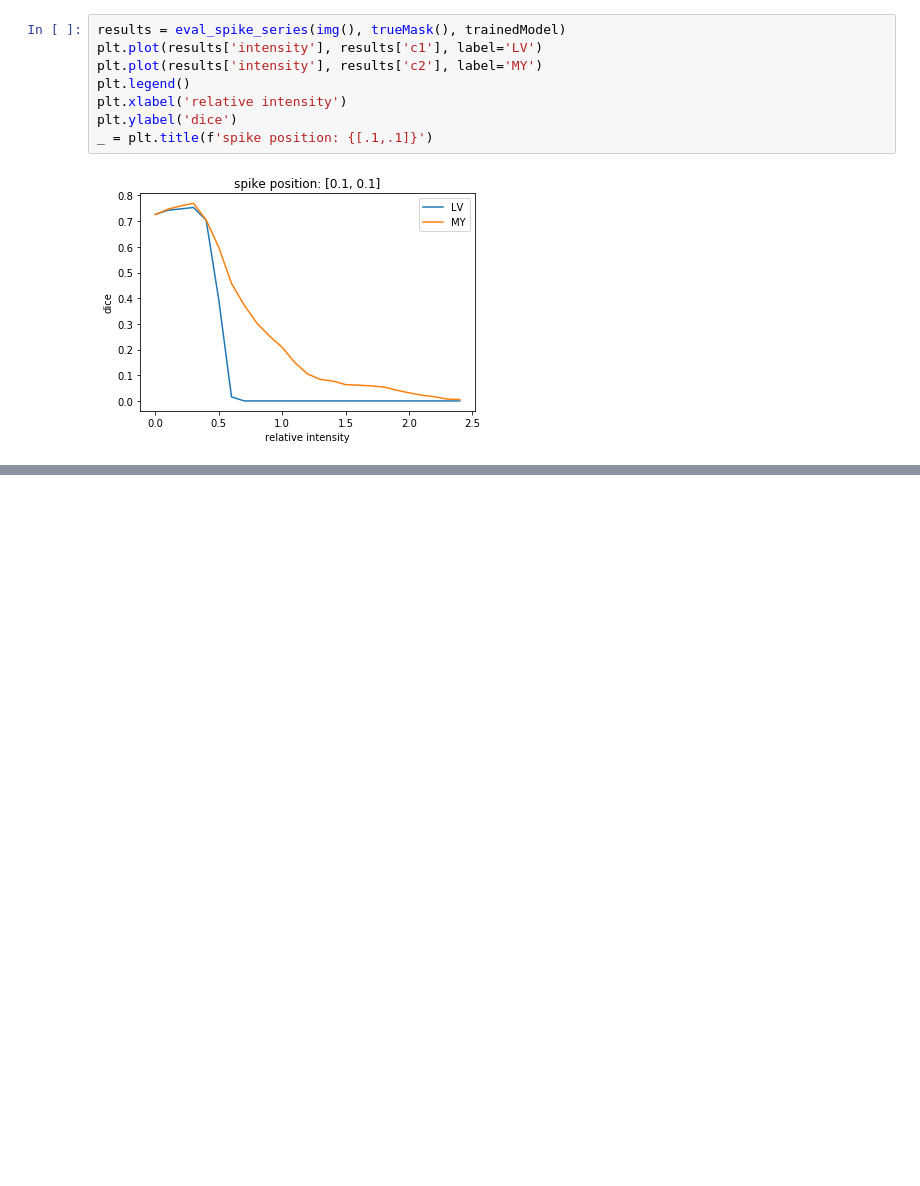
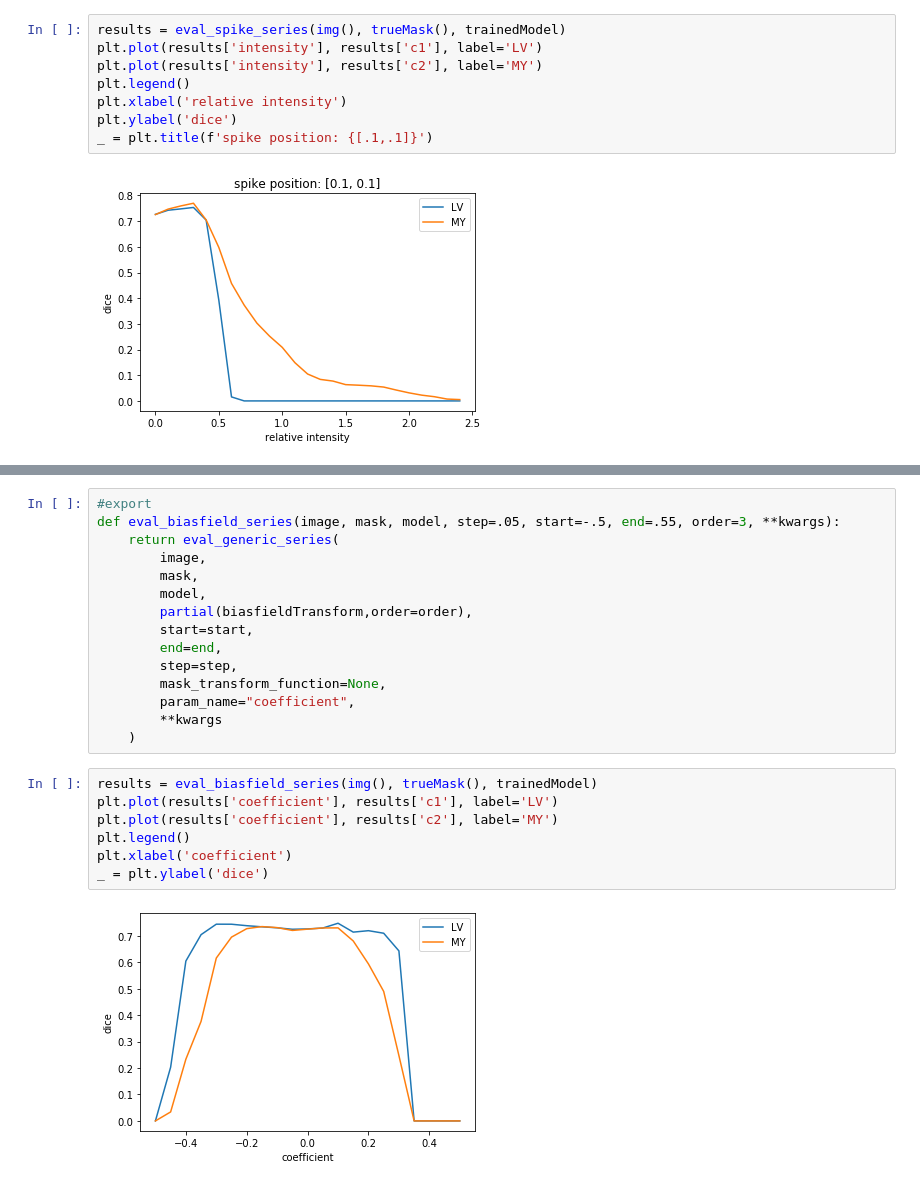
Before and after one commit to chfc-cmi/misas, a Jupyter notebook: 04_mr_artifacts.ipynb, the cells around one changed output, grey strips where cells are left out. Drawn from its saved outputs; the diff is of its cells as text; blank space fills up the shorter version.

```diff
--- a/04_mr_artifacts.ipynb
+++ b/04_mr_artifacts.ipynb
@@ -118,0 +157,24 @@ _ = plt.title(f'spike position: {[.1,.1]}')
+# %%
+#export
+def eval_biasfield_series(image, mask, model, step=.05, start=-.5, end=.55, order=3, **kwargs):
+    return eval_generic_series(
+        image,
+        mask,
+        model,
+        partial(biasfieldTransform,order=order),
+        start=start,
+        end=end,
+        step=step,
+        mask_transform_function=None,
+        param_name="coefficient",
+        **kwargs
+    )
+# %%
+results = eval_biasfield_series(img(), trueMask(), trainedModel)
+plt.plot(results['coefficient'], results['c1'], label='LV')
+plt.plot(results['coefficient'], results['c2'], label='MY')
+plt.legend()
+plt.xlabel('coefficient')
+_ = plt.ylabel('dice')
+# %% [output]
+[figure, added]
```
Also changed, not shown: parts of 9 cells of this notebook, 3 other files.
